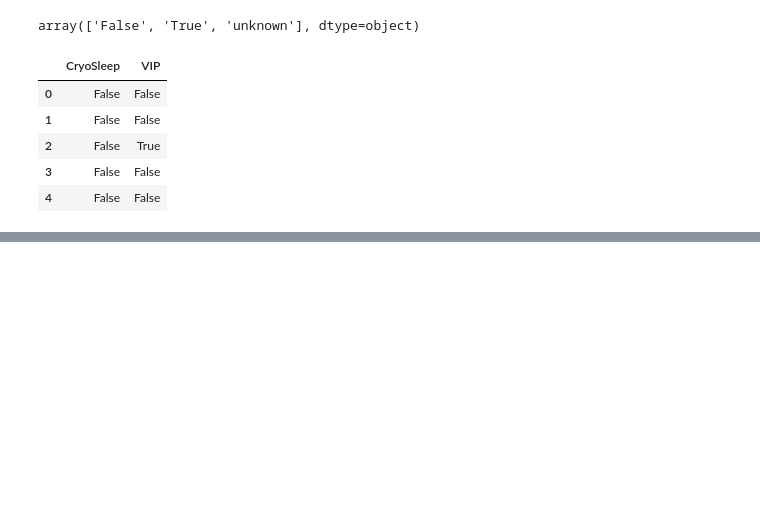
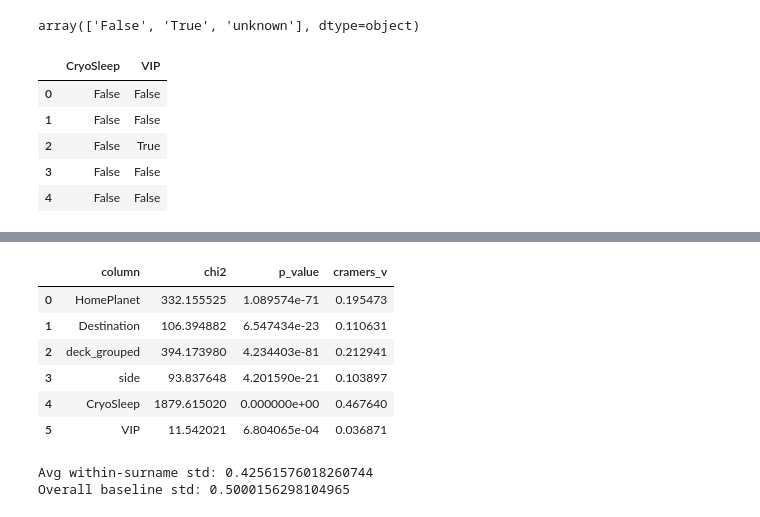
Before and after one commit to ShriVarshaan/kaggle_projects, a Jupyter notebook: 03_spaceship_titanic/spaceship_titanic.ipynb, the cells around one changed output, grey strips where cells are left out. Drawn from its saved outputs; the diff is of its cells as text; code cells hidden in the pictures; blank space fills up the shorter version.

```diff
--- a/03_spaceship_titanic/spaceship_titanic.ipynb
+++ b/03_spaceship_titanic/spaceship_titanic.ipynb
@@ -558,0 +688,4 @@ train_df.to_parquet('train_cleaned.parquet')
+# %%
+contingency = pd.crosstab(train_df['deck_grouped'], train_df['Transported'])
+chi2, p, dof, expected = chi2_contingency(contingency)
+print(expected)
@@ -558,0 +751,40 @@ train_df.to_parquet('train_cleaned.parquet')
+# %%
+from scipy.stats import chi2_contingency
+
+def cramers_v(contingency):
+    chi2, p, dof, expected = chi2_contingency(contingency)
+    n = contingency.sum().sum()
+    min_dim = min(contingency.shape) - 1
+    v = np.sqrt(chi2 / (n * min_dim))
+    return chi2, p, v
+# %%
+cat_results = []
+
+for col in ['HomePlanet', 'Destination', 'deck_grouped', 'side', 'CryoSleep', 'VIP']:
+    contingency = pd.crosstab(train_df[col], train_df['Transported'])
+    chi2, p, v = cramers_v(contingency)
+    cat_results.append({'column': col, 'chi2': chi2, 'p_value': p, 'cramers_v': v})
+
+cat_results_df = pd.DataFrame(cat_results)
+cat_results_df
+# %% [output]
+|  | column | chi2 | p_value | cramers_v |
+| 0 | HomePlanet | 332.155525 | 1.089574e-71 | 0.195473 |
+| 1 | Destination | 106.394882 | 6.547434e-23 | 0.110631 |
+| 2 | deck_grouped | 394.173980 | 4.234403e-81 | 0.212941 |
+| 3 | side | 93.837648 | 4.201590e-21 | 0.103897 |
+| 4 | CryoSleep | 1879.615020 | 0.000000e+00 | 0.467640 |
+| 5 | VIP | 11.542021 | 6.804065e-04 | 0.036871 |
+# %%
+surname_groups = train_df.dropna(subset=['Surname']).groupby('Surname')['group_id'].nunique()
+multi_group_surnames = surname_groups[surname_groups > 1].index
+
+subset = train_df[train_df['Surname'].isin(multi_group_surnames)]
+
+avg_std = subset.groupby('Surname')['Transported'].std().mean()
+overall_std = train_df['Transported'].std()
+print("Avg within-surname std:", avg_std)
+print("Overall baseline std:", overall_std)
+# %% [output]
+Avg within-surname std: 0.42561576018260744
+Overall baseline std: 0.5000156298104965
```
Also changed, not shown: parts of 29 cells of this notebook.
